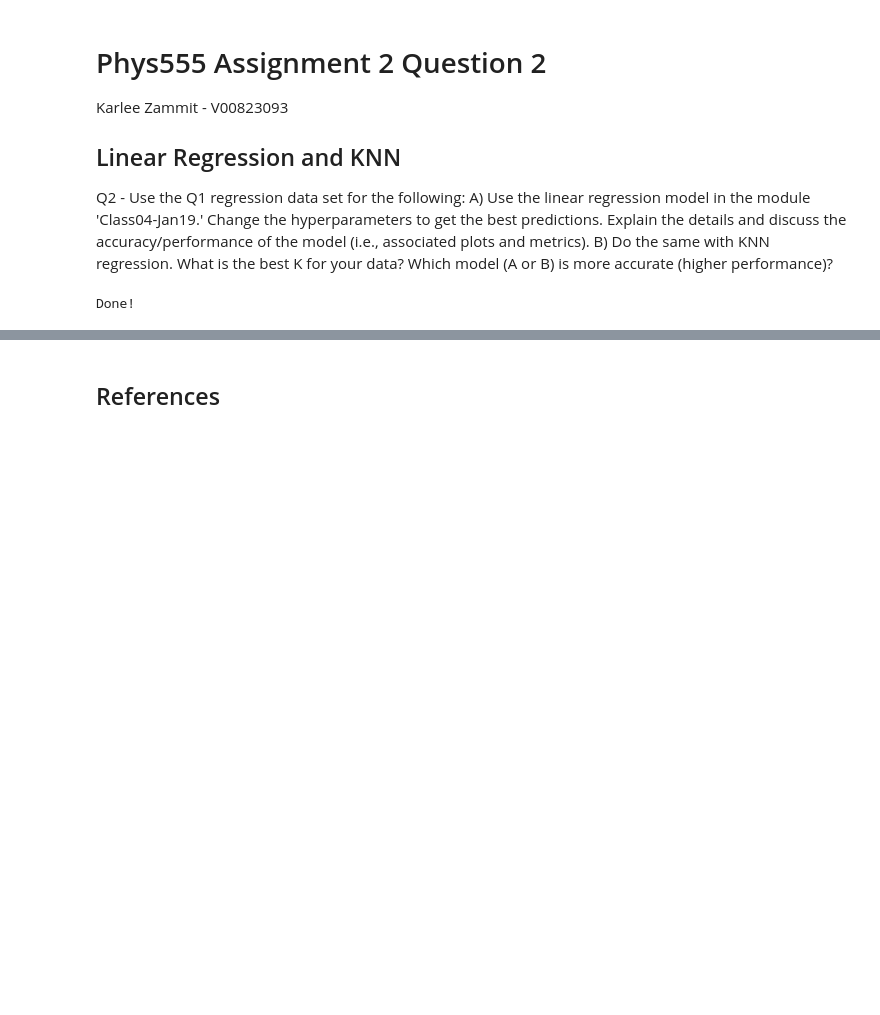
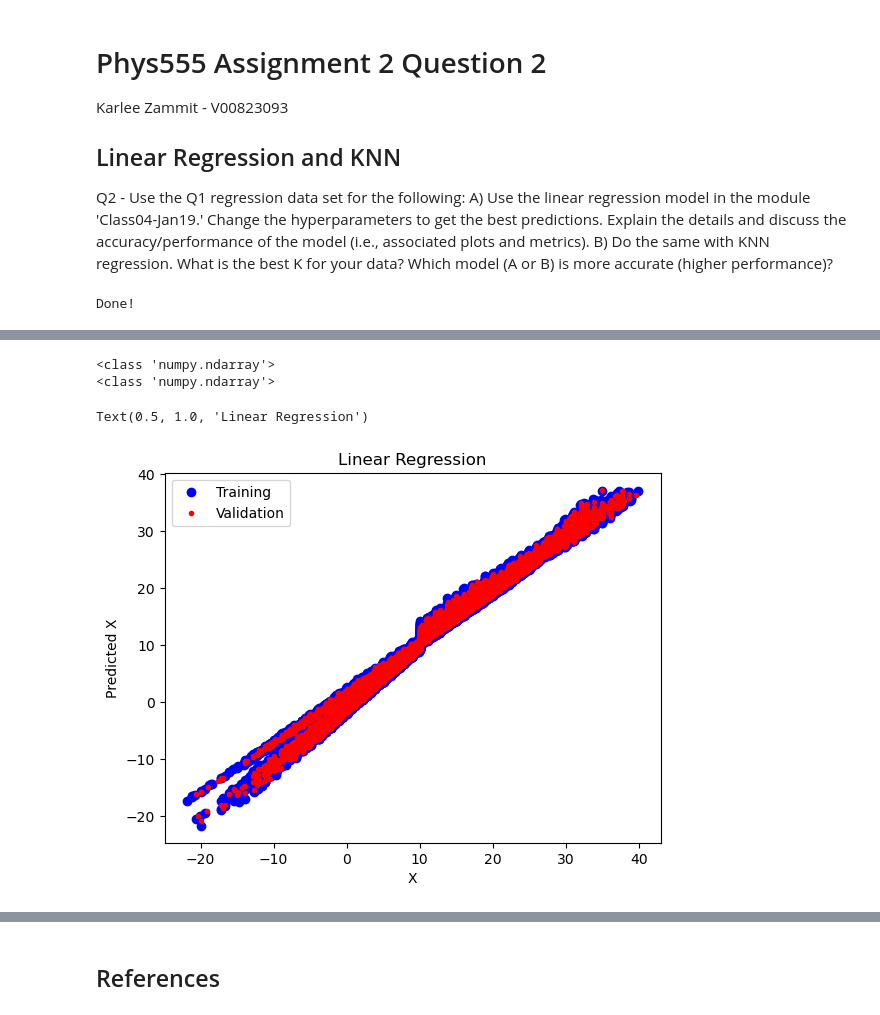
Before and after one commit to karlzam/school, a Jupyter notebook: phys555/assignment02/A2Q2-KZammit.ipynb, the cells around one changed output, grey strips where cells are left out. Cells and saved outputs as stored; diff of their text form; code cells hidden in the pictures; blank space fills up the shorter version.

```diff
--- a/phys555/assignment02/A2Q2-KZammit.ipynb
+++ b/phys555/assignment02/A2Q2-KZammit.ipynb
@@ -114,3 +107,56 @@ Text(0.5, 1.0, 'Linear Regression')
+# %%
+# you can have a step size that gets smaller and smaller
+reg= linear_model.SGDRegressor(loss='squared_error', penalty='L2', alpha=0.001,
+                               max_iter=2000, eta0=.0001, tol=0.0001, learning_rate='constant', n_iter_no_change=5)
+
+# reg= linear_model.SGDRegressor(loss='squared_loss', penalty='L2', alpha=0.01, l1_ratio=0.15,
+#                                         fit_intercept=True, max_iter=100, tol=0.000001, shuffle=True, verbose=0,
+#                                         epsilon=0.1, random_state=None, learning_rate='constant', eta0=.001,
+#                                         power_t=0.25, early_stopping=False, validation_fraction=0.1,
+#                                         n_iter_no_change=5, warm_start=False, average=False)
+
+
+reg.fit(X_tr_Norm,Y_tr)  # fit the model with training set
+
+#'predictions for training and validation sets'
+Y_tr_pred= reg.predict(X_tr_Norm)
+Y_va_pred= reg.predict(X_va_Norm)
+
+plt.figure(3)
+plt.plot(Y_tr,Y_tr_pred,'ob')
+plt.plot(Y_va,Y_va_pred,'.r')
+
+#plt.plot(np.arange(32.5,34.5,.1),  np.arange(32.5,34.5,.1),'-k')
+#plt.plot(np.arange(970,1050,.1),  np.arange(970,1050,.1),'-k')
+plt.xlabel('X')
+plt.ylabel('Predicted X')
+plt.legend(['Training', 'Validation'], loc='best')
+# plt.xlim([0,2])
+# plt.ylim([0,2])
+
+print(type(Y_tr))
+print(type(Y_tr_pred))
+
+#Statistical information regarding training and validation predictions
+mu = np.mean(Y_tr-Y_tr_pred)
+median = np.median(Y_tr-Y_tr_pred)
+sigma = np.std(Y_tr-Y_tr_pred)
+
+muv = np.mean(Y_va-Y_va_pred)
+medianv = np.median(Y_va-Y_va_pred)
+sigmav = np.std(Y_va-Y_va_pred)
+
+textstr = '$\mu=%.4f$\n$\mathrm{med}=%.4f$\n$\sigma=%.4f$'%(mu, median, sigma)
+textstrv = '$\mu=%.4f$\n$\mathrm{med}=%.4f$\n$\sigma=%.4f$'%(muv, medianv, sigmav)
+
+#plt.text(1055,1010,textstr, color='b',fontsize=15)
+#plt.text(1055,990,textstrv, color='r',fontsize=15)
+plt.title('Linear Regression')
+# %% [output]
+<class 'numpy.ndarray'>
+<class 'numpy.ndarray'>
+Text(0.5, 1.0, 'Linear Regression')
+[figure, added]
 # %%
 from sklearn.neighbors import KNeighborsRegressor  # choose your model
 
```
Also changed, not shown: parts of 6 cells of this notebook, 16 other files.
